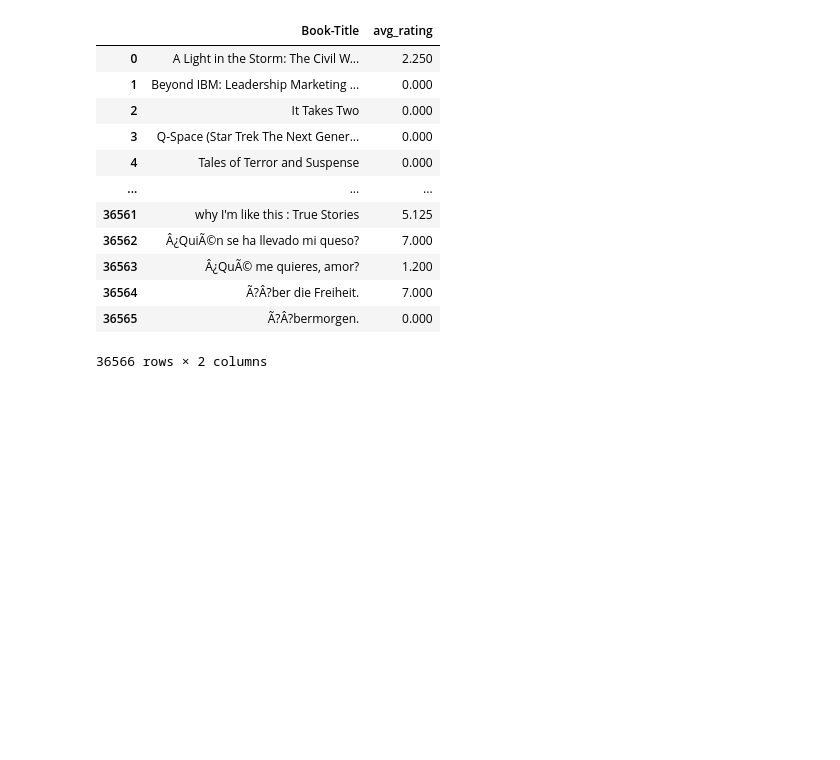
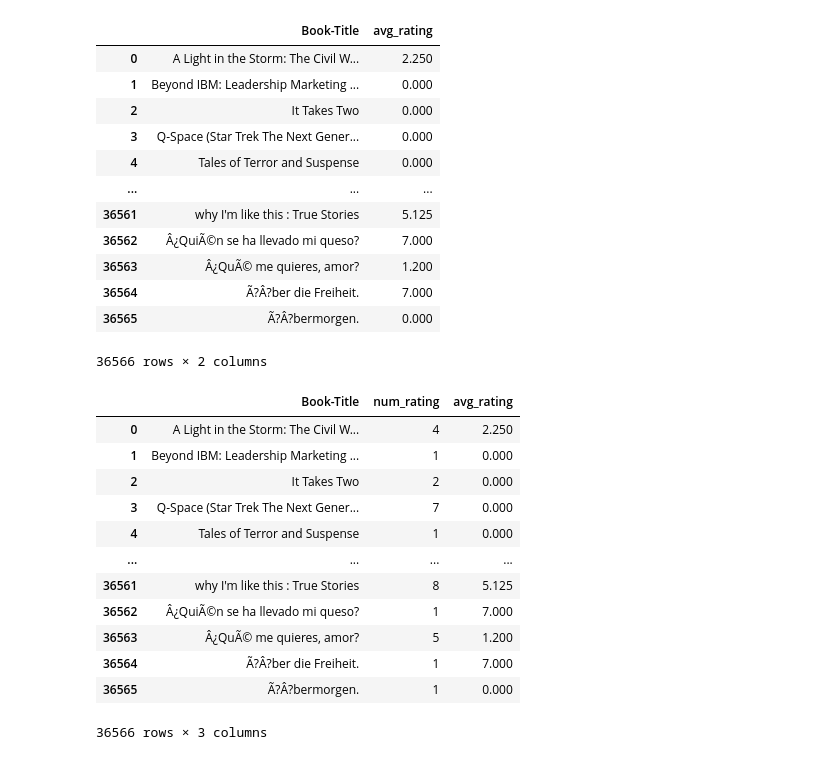
Before and after one commit to safwan-shaikh/BookRecommendation, a Jupyter notebook: Book_Recommendation_System.ipynb, the cells around one changed output. Saved outputs shown, nothing was run; the diff lists cells and outputs as text; code cells hidden in the pictures; blank space fills up the shorter version.

```diff
--- a/Book_Recommendation_System.ipynb
+++ b/Book_Recommendation_System.ipynb
@@ -127,3 +127,20 @@ avg_rating_df
 | 36564 | Ã?Â?ber die Freiheit. | 7.000 |
 | 36565 | Ã?Â?bermorgen. | 0.000 |
 36566 rows × 2 columns
+# %%
+popular_df = num_rating_df.merge(avg_rating_df,on='Book-Title')
+popular_df
+# %% [output]
+|  | Book-Title | num_rating | avg_rating |
+| 0 | A Light in the Storm: The Civil W... | 4 | 2.250 |
+| 1 | Beyond IBM: Leadership Marketing ... | 1 | 0.000 |
+| 2 | It Takes Two | 2 | 0.000 |
+| 3 | Q-Space (Star Trek The Next Gener... | 7 | 0.000 |
+| 4 | Tales of Terror and Suspense | 1 | 0.000 |
+| ... | ... | ... | ... |
+| 36561 | why I'm like this : True Stories | 8 | 5.125 |
+| 36562 | Â¿QuiÃ©n se ha llevado mi queso? | 1 | 7.000 |
+| 36563 | Â¿QuÃ© me quieres, amor? | 5 | 1.200 |
+| 36564 | Ã?Â?ber die Freiheit. | 1 | 7.000 |
+| 36565 | Ã?Â?bermorgen. | 1 | 0.000 |
+36566 rows × 3 columns
```
Also changed, not shown: parts of 4 cells of this notebook.
